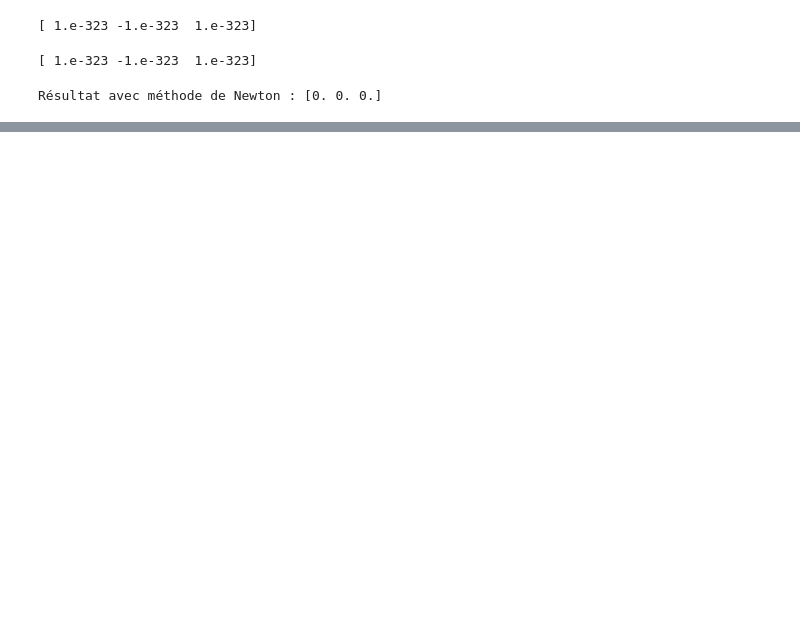
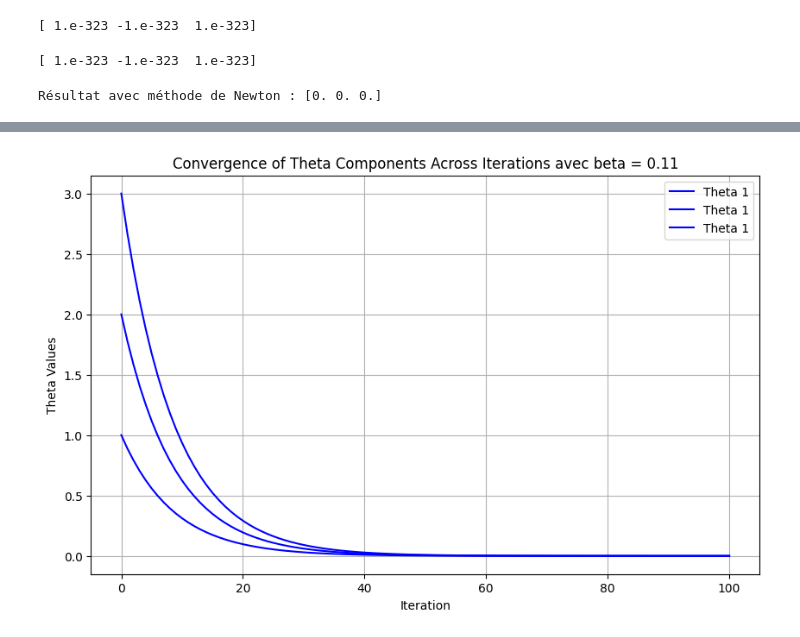
Before and after one commit to ousscher/ESI_2CS_MASD_TP, a Jupyter notebook: TP1/exo1.ipynb, the cells around one changed output, grey strips where cells are left out. Drawn from its saved outputs; the diff is of its cells as text; code cells hidden in the pictures; blank space fills up the shorter version.

Commit message:
Add initial project structure and configuration

```diff
--- a/TP1/exo1.ipynb
+++ b/TP1/exo1.ipynb
@@ -95,0 +98,84 @@ Résultat avec méthode de Newton : [0. 0. 0.]
+# %%
+import numpy as np
+import matplotlib.pyplot as plt
+from mpl_toolkits.mplot3d import Axes3D
+
+def linear_search(beta):
+    r = 1
+    xn = np.array([1, 1, 1])
+    phi0 = f_x(xn, beta)
+    while True:
+        phir = f_x(xn - r * calcule_gradient(xn, beta), beta)
+        phi2r = f_x(xn - 2 * r * calcule_gradient(xn, beta), beta)
+        if phi0 > phir and phir > phi2r:
+            break
+        r /= 2
+    taux = 2 * r
+    while True:
+        phi_taux_r = f_x(xn - (r + taux) * calcule_gradient(xn, beta), beta)
+        phi_taux = f_x(xn - taux * calcule_gradient(xn, beta), beta)
+        if phi_taux_r >= phi_taux:
+            break
+        taux += r
+    return taux
+
+def calculate_gradient_descent_var(X, beta, alpha, maxIter):
+    a = alpha
+    theta = np.array(X)
+    thetas = [theta.copy()]  # Store initial theta
+
+    for _ in range(maxIter):
+        a = linear_search(a)
+        theta = theta - calcule_gradient(theta, beta) * alpha
+        thetas.append(theta.copy())  # Store each theta
+
+    return theta, thetas
+
+# Initial parameters
+X = [1.0, 2.0, 3.0]
+beta = 0.11
+alpha = 0.5
+maxIter = 100
+
+# Run gradient descent
+result, thetas = calculate_gradient_descent_var(X, beta, alpha, maxIter)
+
+# Convert list of thetas to numpy array for plotting
+thetas = np.array(thetas)
+print(thetas)
+
+# Plotting theta components against iteration count
+iterations = np.arange(len(thetas))
+
+plt.figure(figsize=(10, 6))
+
+# Plot each component of theta across iterations
+plt.plot(iterations, thetas, label="Theta 1", color='blue')
+
+# Labels and title
+plt.xlabel("Iteration")
+plt.ylabel("Theta Values")
+plt.title("Convergence of Theta Components Across Iterations avec beta = 0.11")
+plt.legend()
+plt.grid(True)
+
+plt.show()
+
+# Calculate f(x) for each theta in thetas
+fx_values = [f_x(theta, beta) for theta in thetas]
+
+# Plotting f(x) values against iteration count
+plt.figure(figsize=(10, 6))
+
+# Plot f(x) convergence
+plt.plot(iterations, fx_values, label="f(x)", color='purple')
+
+# Labels and title
+plt.xlabel("Iteration")
+plt.ylabel("f(x) Values")
+plt.title("Convergence of f(x) Across Iterations")
+plt.legend()
+plt.grid(True)
+
+plt.show()
+# %% [output]
@@ -95,0 +199 @@ Résultat avec méthode de Newton : [0. 0. 0.]
+[figure, added]
```
Also changed, not shown: parts of 4 cells of this notebook.
